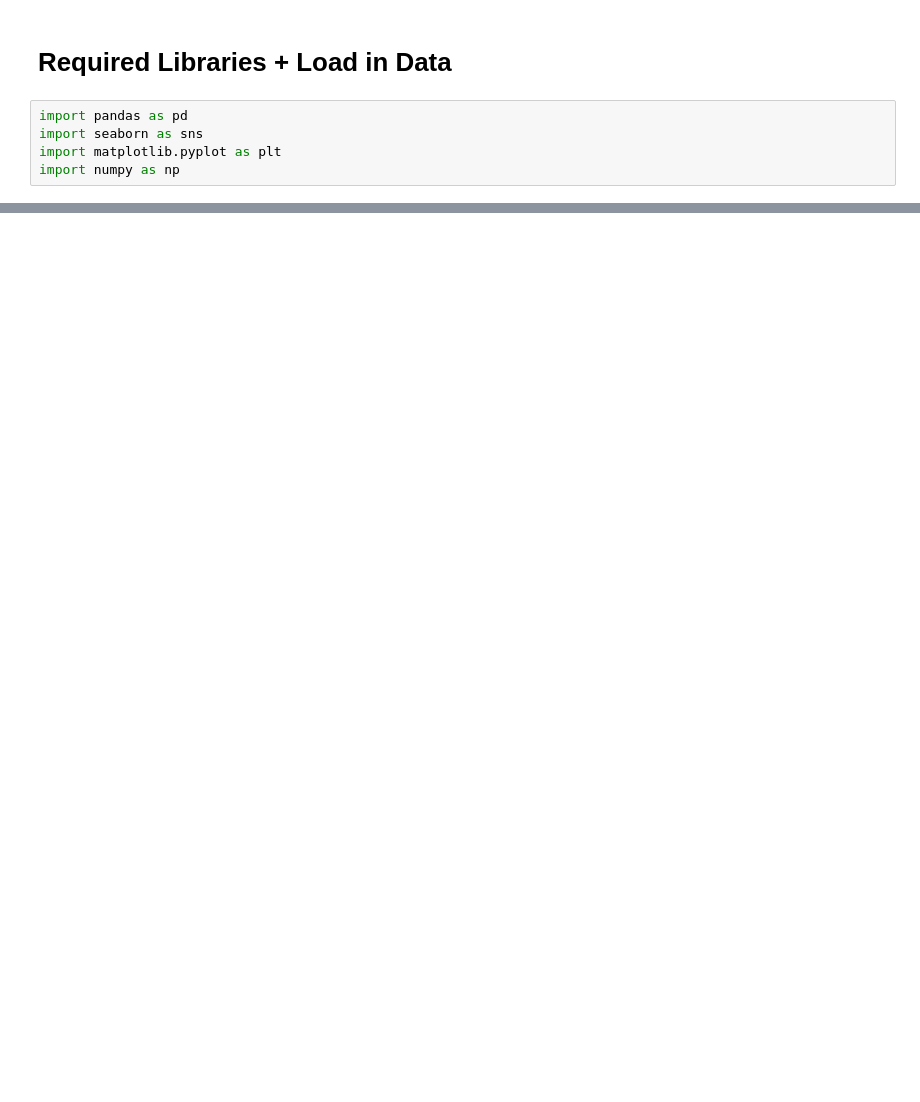
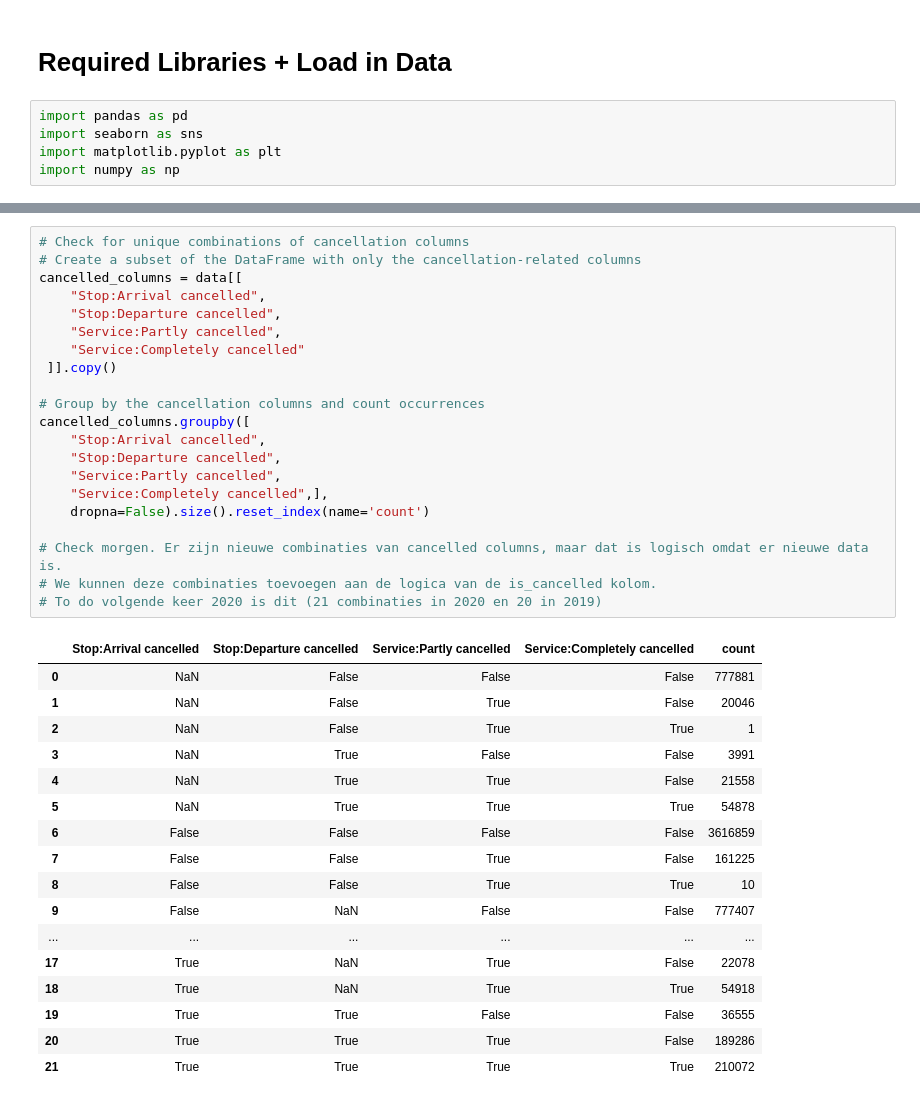
Before and after one commit to ywang0202/master_thesis, a Jupyter notebook: eda_services.ipynb, the cells around one changed output, grey strips where cells are left out. Drawn from its saved outputs; the diff is of its cells as text; blank space fills up the shorter version.

```diff
--- a/eda_services.ipynb
+++ b/eda_services.ipynb
@@ -284,0 +330,39 @@ plot_categorical_heatmap(serv19, "cause_group", "statistical_cause_en")
+# %%
+# Check for unique combinations of cancellation columns
+# Create a subset of the DataFrame with only the cancellation-related columns
+cancelled_columns = data[[
+    "Stop:Arrival cancelled",
+    "Stop:Departure cancelled",
+    "Service:Partly cancelled",
+    "Service:Completely cancelled"
+ ]].copy()
+
+# Group by the cancellation columns and count occurrences
+cancelled_columns.groupby([
+    "Stop:Arrival cancelled",
+    "Stop:Departure cancelled",
+    "Service:Partly cancelled",
+    "Service:Completely cancelled",],
+    dropna=False).size().reset_index(name='count')
+
+# Check morgen. Er zijn nieuwe combinaties van cancelled columns, maar dat is logisch omdat er nieuwe data is.
+# We kunnen deze combinaties toevoegen aan de logica van de is_cancelled kolom.
+# To do volgende keer 2020 is dit (21 combinaties in 2020 en 20 in 2019)
+# %% [output]
+|  | Stop:Arrival cancelled | Stop:Departure cancelled | Service:Partly cancelled | Service:Completely cancelled | count |
+| 0 | NaN | False | False | False | 777881 |
+| 1 | NaN | False | True | False | 20046 |
+| 2 | NaN | False | True | True | 1 |
+| 3 | NaN | True | False | False | 3991 |
+| 4 | NaN | True | True | False | 21558 |
+| 5 | NaN | True | True | True | 54878 |
+| 6 | False | False | False | False | 3616859 |
+| 7 | False | False | True | False | 161225 |
+| 8 | False | False | True | True | 10 |
+| 9 | False | NaN | False | False | 777407 |
+| ... | ... | ... | ... | ... | ... |
+| 17 | True | NaN | True | False | 22078 |
+| 18 | True | NaN | True | True | 54918 |
+| 19 | True | True | False | False | 36555 |
+| 20 | True | True | True | False | 189286 |
+| 21 | True | True | True | True | 210072 |
```
Also changed, not shown: parts of 29 cells of this notebook, 3 other files.
